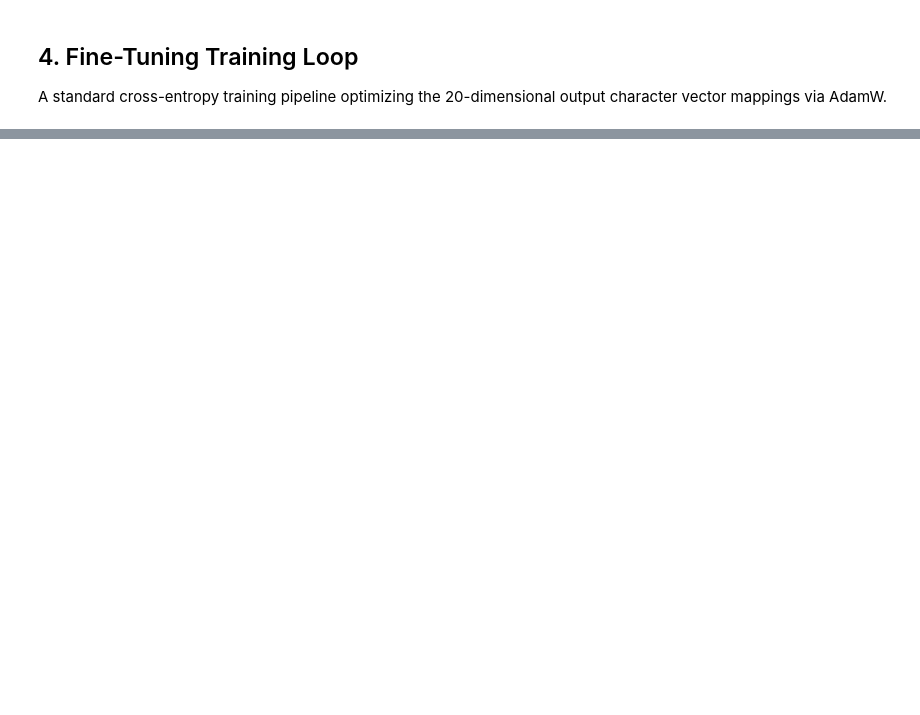
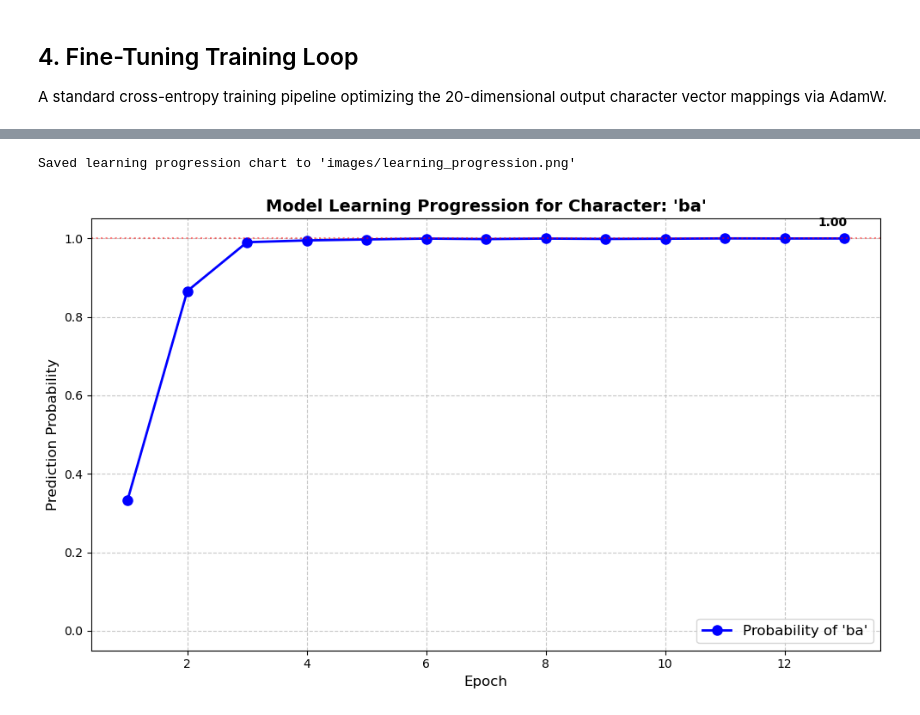
Before and after one commit to harrymardika/aksara-jawa, a Jupyter notebook: model.ipynb, the cells around one changed output, grey strips where cells are left out. Cells and saved outputs as stored; diff of their text form; code cells hidden in the pictures; blank space fills up the shorter version.

```diff
--- a/model.ipynb
+++ b/model.ipynb
@@ -575,0 +452,59 @@ Approximation convergence delta metric (should be near 0): -0.0221
+# %%
+import matplotlib.pyplot as plt
+import os
+
+# Create an output directory for images if it doesn't already exist
+os.makedirs("images", exist_ok=True)
+
+# Check if tracking has happened in the training loop
+if "learning_trajectory" in locals() and len(learning_trajectory) > 0:
+    epochs_tracked, probs_tracked = zip(*learning_trajectory)
+
+    plt.figure(figsize=(10, 6))
+    plt.plot(
+        epochs_tracked,
+        probs_tracked,
+        marker="o",
+        linestyle="-",
+        color="b",
+        linewidth=2,
+        markersize=8,
+        label=f"Probability of '{target_class_name}'",
+    )
+
+    # Stylistic additions to make it look great for the advisor
+    plt.title(
+        f"Model Learning Progression for Character: '{target_class_name}'",
+        fontsize=14,
+        fontweight="bold",
+    )
+    plt.xlabel("Epoch", fontsize=12)
+    plt.ylabel("Prediction Probability", fontsize=12)
+    plt.ylim(-0.05, 1.05)
+    plt.grid(True, linestyle="--", alpha=0.7)
+    plt.legend(loc="lower right", fontsize=12)
+
+    # Target line at 1.0
+    plt.axhline(y=1.0, color="r", linestyle=":", alpha=0.5)
+
+    # Annotate latest data point
+    latest_epoch, latest_prob = epochs_tracked[-1], probs_tracked[-1]
+    plt.annotate(
+        f"{latest_prob:.2f}",
+        (latest_epoch, latest_prob),
+        textcoords="offset points",
+        xytext=(-10, 10),
+        ha="center",
+        fontsize=10,
+        weight="bold",
+    )
+
+    plt.tight_layout()
+    plt.savefig("images/learning_progression.png", dpi=300)
+    print("Saved learning progression chart to 'images/learning_progression.png'")
+    plt.show()
+else:
+    print("No learning trajectory data found. Please run the training loop first.")
+# %% [output]
+Saved learning progression chart to 'images/learning_progression.png'
+[figure, added]
```
Also changed, not shown: parts of 6 cells of this notebook, 5 other files.
